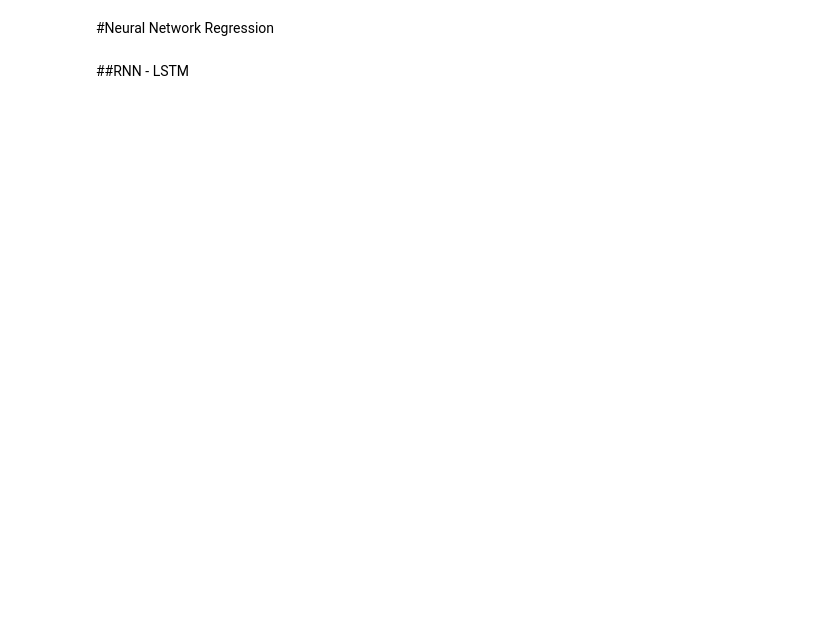
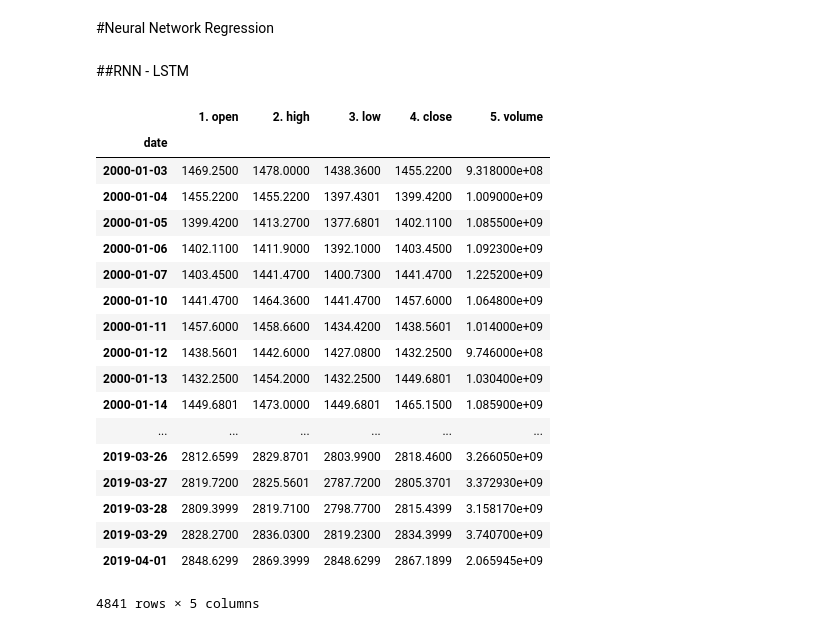
Before and after one commit to kevinpatelco/Stock_Prediction, a Jupyter notebook: MA.ipynb, the cells around one changed output. Drawn from its saved outputs; the diff is of its cells as text; code cells hidden in the pictures; blank space fills up the shorter version.

```diff
--- a/MA.ipynb
+++ b/MA.ipynb
@@ -228,0 +201,22 @@ model.compile(loss="mean_squared_error", optimizer="rmsprop")
+# %%
+SPX_data
+# %% [output]
+|  | 1. open | 2. high | 3. low | 4. close | 5. volume |
+| date |  |  |  |  |  |
+| 2000-01-03 | 1469.2500 | 1478.0000 | 1438.3600 | 1455.2200 | 9.318000e+08 |
+| 2000-01-04 | 1455.2200 | 1455.2200 | 1397.4301 | 1399.4200 | 1.009000e+09 |
+| 2000-01-05 | 1399.4200 | 1413.2700 | 1377.6801 | 1402.1100 | 1.085500e+09 |
+| 2000-01-06 | 1402.1100 | 1411.9000 | 1392.1000 | 1403.4500 | 1.092300e+09 |
+| 2000-01-07 | 1403.4500 | 1441.4700 | 1400.7300 | 1441.4700 | 1.225200e+09 |
+| 2000-01-10 | 1441.4700 | 1464.3600 | 1441.4700 | 1457.6000 | 1.064800e+09 |
+| 2000-01-11 | 1457.6000 | 1458.6600 | 1434.4200 | 1438.5601 | 1.014000e+09 |
+| 2000-01-12 | 1438.5601 | 1442.6000 | 1427.0800 | 1432.2500 | 9.746000e+08 |
+| 2000-01-13 | 1432.2500 | 1454.2000 | 1432.2500 | 1449.6801 | 1.030400e+09 |
+| 2000-01-14 | 1449.6801 | 1473.0000 | 1449.6801 | 1465.1500 | 1.085900e+09 |
+| ... | ... | ... | ... | ... | ... |
+| 2019-03-26 | 2812.6599 | 2829.8701 | 2803.9900 | 2818.4600 | 3.266050e+09 |
+| 2019-03-27 | 2819.7200 | 2825.5601 | 2787.7200 | 2805.3701 | 3.372930e+09 |
+| 2019-03-28 | 2809.3999 | 2819.7100 | 2798.7700 | 2815.4399 | 3.158170e+09 |
+| 2019-03-29 | 2828.2700 | 2836.0300 | 2819.2300 | 2834.3999 | 3.740700e+09 |
+| 2019-04-01 | 2848.6299 | 2869.3999 | 2848.6299 | 2867.1899 | 2.065945e+09 |
+4841 rows × 5 columns
```
Also changed, not shown: parts of 28 cells of this notebook.
